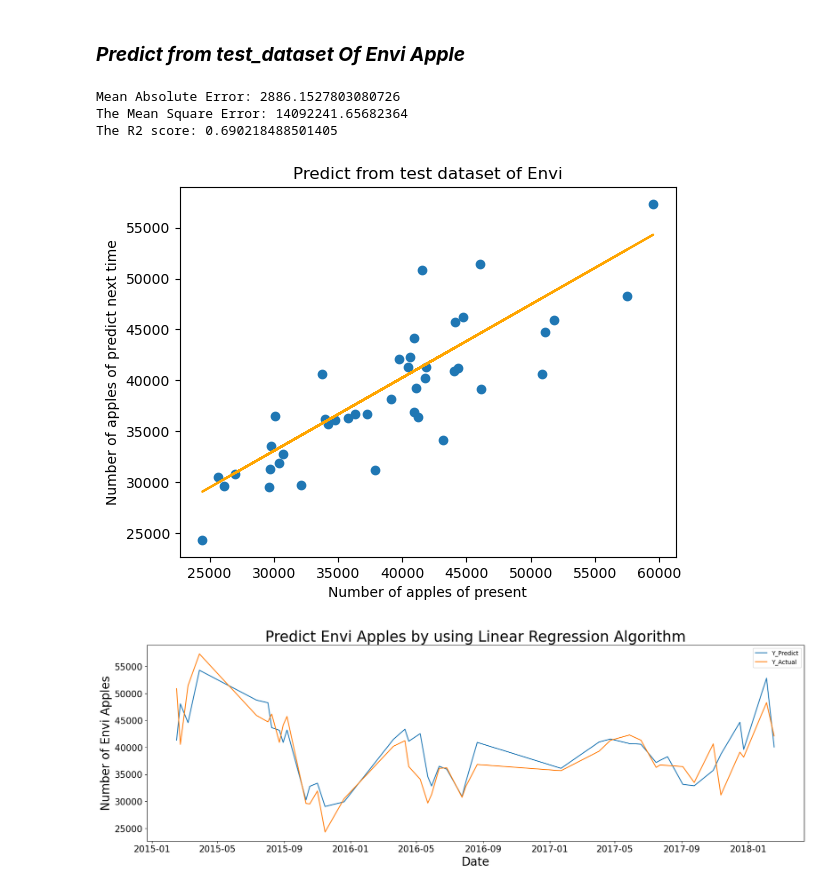
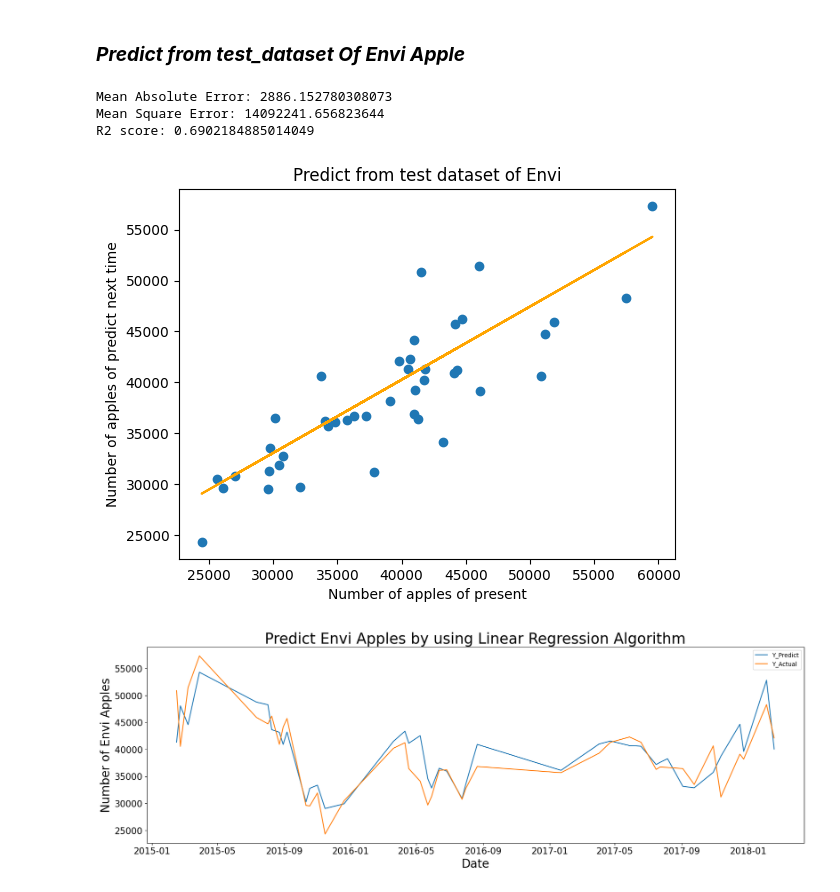
Before and after one commit to OatKID/RegressionMiniProject, a Jupyter notebook: algorithm/Envi/1_predict_1/linear_regression.ipynb, the cells around one changed output. Cells and saved outputs as stored; diff of their text form; code cells hidden in the pictures.

```diff
--- a/algorithm/Envi/1_predict_1/linear_regression.ipynb
+++ b/algorithm/Envi/1_predict_1/linear_regression.ipynb
@@ -86,6 +86,15 @@ plt.show()
 # %%
 x = np.array(df_envi_inter.drop(columns='y'))
 y = np.array(df_envi_inter.drop(columns='Envi'))
+# %%
+def writeEvaluate(model, mae:np.float64, mse:np.float64, r2:np.float64, filename):
+    df = pd.read_csv(filename)
+    row_index = df.index.get_loc(df.loc[df['Model'] == model].index[0])
+    df.at[row_index,'Mae'] = mae
+    df.at[row_index,'Mse'] = mse
+    df.at[row_index,'R2'] = r2
+
+    df.to_csv(filename,encoding='utf-8', sep=',', index=False)
 # %% [markdown]
 ### ***Train Model Of Fuji Apple***
 # %%
@@ -127,21 +136,29 @@ LinearRegression()
 # %%
 x_test
 y_predict = model.predict(x_test[:, 1:])
-print(f"Mean Absolute Error: {mean_absolute_error(y_test[:, 1:], y_predict)}")
-print(f"The Mean Square Error: {mean_squared_error(y_test[:, 1:], y_predict)}")
-print(f"The R2 score: {r2_score(y_test[:, 1:], y_predict)}")
+
+mae = mean_absolute_error(y_test[:, 1:], y_predict)
+mse = mean_squared_error(y_test[:, 1:], y_predict)
+r2 = r2_score(y_test[:, 1:], y_predict)
+
+print(f"Mean Absolute Error: {mae}")
+print(f"Mean Square Error: {mse}")
+print(f"R2 score: {r2}")
+
+writeEvaluate("Linear",mae,mse,r2,"evaluate.csv")
+
 
 plt.scatter(x_test[:, 1:], y_test[:, 1:])
 plt.plot(x_test[:, 1:], y_predict, color="orange")
 plt.xlabel("Number of apples of present")
 plt.ylabel("Number of apples of predict next time")
 plt.title("Predict from test dataset of Envi")
 plt.show()
 # %% [output]
-Mean Absolute Error: 2886.1527803080726
-The Mean Square Error: 14092241.65682364
-The R2 score: 0.690218488501405
+Mean Absolute Error: 2886.152780308073
+Mean Square Error: 14092241.656823644
+R2 score: 0.6902184885014049
-[figure, old version]
+[figure, new version]
 # %%
 plt.figure(figsize=(20, 6))
 plt.xticks(fontsize=15)
```
Also changed, not shown: parts of 1 cell of this notebook, 3 other files.
